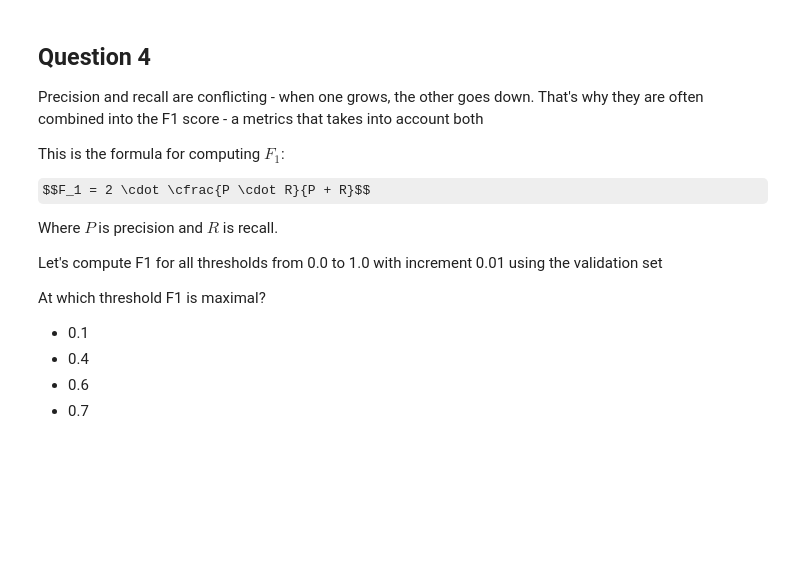
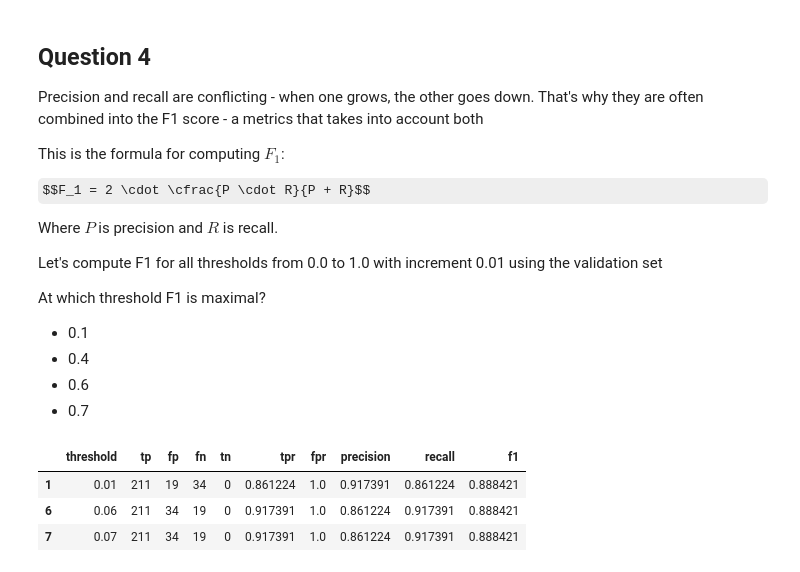
Before and after one commit to eeeds/ML-Camp, a Jupyter notebook: cohorts/2022/04-evaluation/homework.ipynb, the cells around one changed output. Saved outputs shown, nothing was run; the diff lists cells and outputs as text; code cells hidden in the pictures; some formulas as TeX source; blank space fills up the shorter version.

```diff
--- a/cohorts/2022/04-evaluation/homework.ipynb
+++ b/cohorts/2022/04-evaluation/homework.ipynb
@@ -268,3 +268,12 @@ At which threshold F1 is maximal?
 - 0.4
 - 0.6
 - 0.7
+# %%
+df_scores['f1'] = 2 * df_scores.precision * df_scores.recall / (df_scores.precision + df_scores.recall)
+# %%
+df_scores.loc[df_scores.f1==df_scores.f1.max()]
+# %% [output]
+|  | threshold | tp | fp | fn | tn | tpr | fpr | precision | recall | f1 |
+| 1 | 0.01 | 211 | 19 | 34 | 0 | 0.861224 | 1.0 | 0.917391 | 0.861224 | 0.888421 |
+| 6 | 0.06 | 211 | 34 | 19 | 0 | 0.917391 | 1.0 | 0.861224 | 0.917391 | 0.888421 |
+| 7 | 0.07 | 211 | 34 | 19 | 0 | 0.917391 | 1.0 | 0.861224 | 0.917391 | 0.888421 |
```
Also changed, not shown: parts of 6 cells of this notebook.
